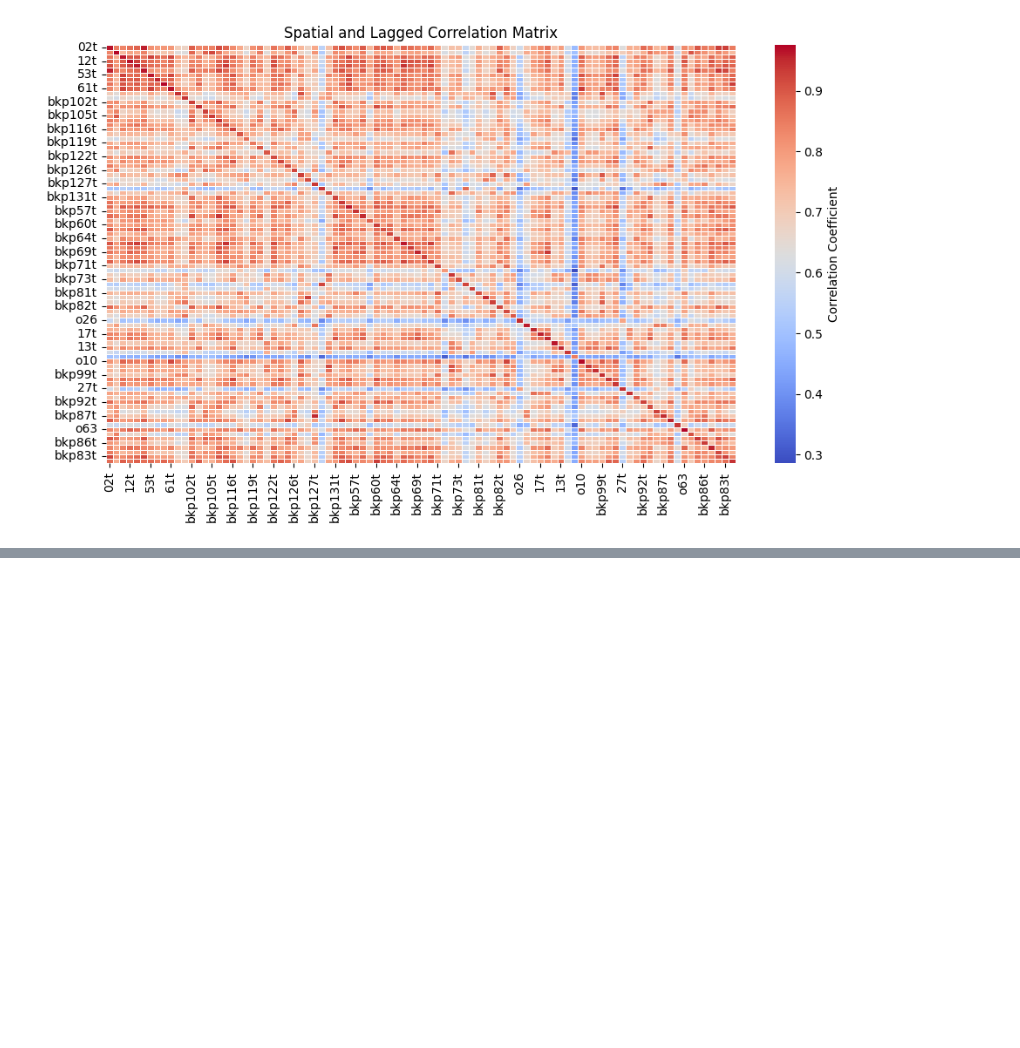
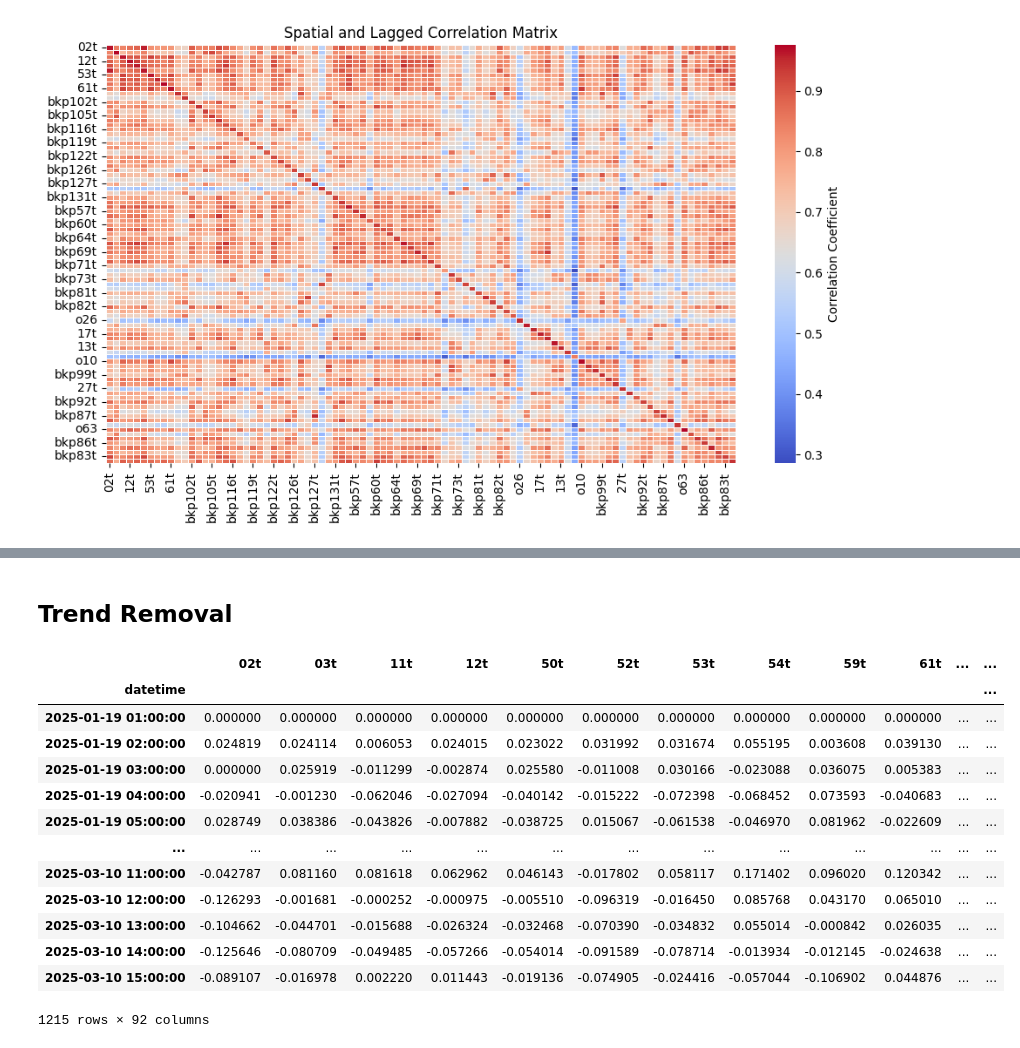
Before and after one commit to GemsLoveNLP/PM25, a Jupyter notebook: eda.ipynb, the cells around one changed output, grey strips where cells are left out. Drawn from its saved outputs; the diff is of its cells as text; code cells hidden in the pictures; blank space fills up the shorter version.

```diff
--- a/eda.ipynb
+++ b/eda.ipynb
@@ -109,0 +116,9 @@ df.to_csv('cleaned_data.csv')
+# %%
+def check_skewness(df):
+    """
+    Check the skewness of the data aggregated over all sensors.
+    Returns the average skewness across all sensors.
+    """
+    skew_values = df.skew(axis=0, numeric_only=True)  # Compute skewness per sensor
+    avg_skewness = np.mean(abs(skew_values))  # Aggregate over all sensors
+    return avg_skewness
@@ -375,0 +468,2 @@ plt.show()
+# %%
+norm, scaler = normalize_chunks(df)
@@ -375,0 +547,30 @@ plt.show()
+# %% [markdown]
+## Trend Removal
+# %%
+def remove_trend(df, window=24):
+    """
+    Removes trend using a rolling average.
+    Returns residuals and the trend.
+    """
+    trend = df.rolling(window=window, min_periods=1).mean()
+    residuals = df - trend  # Subtract trend
+    return residuals, trend
+# %%
+residuals, trend = remove_trend(norm)
+# %%
+residuals
+# %% [output]
+|  | 02t | 03t | 11t | 12t | 50t | 52t | 53t | 54t | 59t | 61t | ... | ... |
+| datetime |  |  |  |  |  |  |  |  |  |  |  | ... |
+| 2025-01-19 01:00:00 | 0.000000 | 0.000000 | 0.000000 | 0.000000 | 0.000000 | 0.000000 | 0.000000 | 0.000000 | 0.000000 | 0.000000 | ... | ... |
+| 2025-01-19 02:00:00 | 0.024819 | 0.024114 | 0.006053 | 0.024015 | 0.023022 | 0.031992 | 0.031674 | 0.055195 | 0.003608 | 0.039130 | ... | ... |
+| 2025-01-19 03:00:00 | 0.000000 | 0.025919 | -0.011299 | -0.002874 | 0.025580 | -0.011008 | 0.030166 | -0.023088 | 0.036075 | 0.005383 | ... | ... |
+| 2025-01-19 04:00:00 | -0.020941 | -0.001230 | -0.062046 | -0.027094 | -0.040142 | -0.015222 | -0.072398 | -0.068452 | 0.073593 | -0.040683 | ... | ... |
+| 2025-01-19 05:00:00 | 0.028749 | 0.038386 | -0.043826 | -0.007882 | -0.038725 | 0.015067 | -0.061538 | -0.046970 | 0.081962 | -0.022609 | ... | ... |
+| ... | ... | ... | ... | ... | ... | ... | ... | ... | ... | ... | ... | ... |
+| 2025-03-10 11:00:00 | -0.042787 | 0.081160 | 0.081618 | 0.062962 | 0.046143 | -0.017802 | 0.058117 | 0.171402 | 0.096020 | 0.120342 | ... | ... |
+| 2025-03-10 12:00:00 | -0.126293 | -0.001681 | -0.000252 | -0.000975 | -0.005510 | -0.096319 | -0.016450 | 0.085768 | 0.043170 | 0.065010 | ... | ... |
+| 2025-03-10 13:00:00 | -0.104662 | -0.044701 | -0.015688 | -0.026324 | -0.032468 | -0.070390 | -0.034832 | 0.055014 | -0.000842 | 0.026035 | ... | ... |
+| 2025-03-10 14:00:00 | -0.125646 | -0.080709 | -0.049485 | -0.057266 | -0.054014 | -0.091589 | -0.078714 | -0.013934 | -0.012145 | -0.024638 | ... | ... |
+| 2025-03-10 15:00:00 | -0.089107 | -0.016978 | 0.002220 | 0.011443 | -0.019136 | -0.074905 | -0.024416 | -0.057044 | -0.106902 | 0.044876 | ... | ... |
+1215 rows × 92 columns
```
Also changed, not shown: parts of 16 cells of this notebook, 4 other files.
